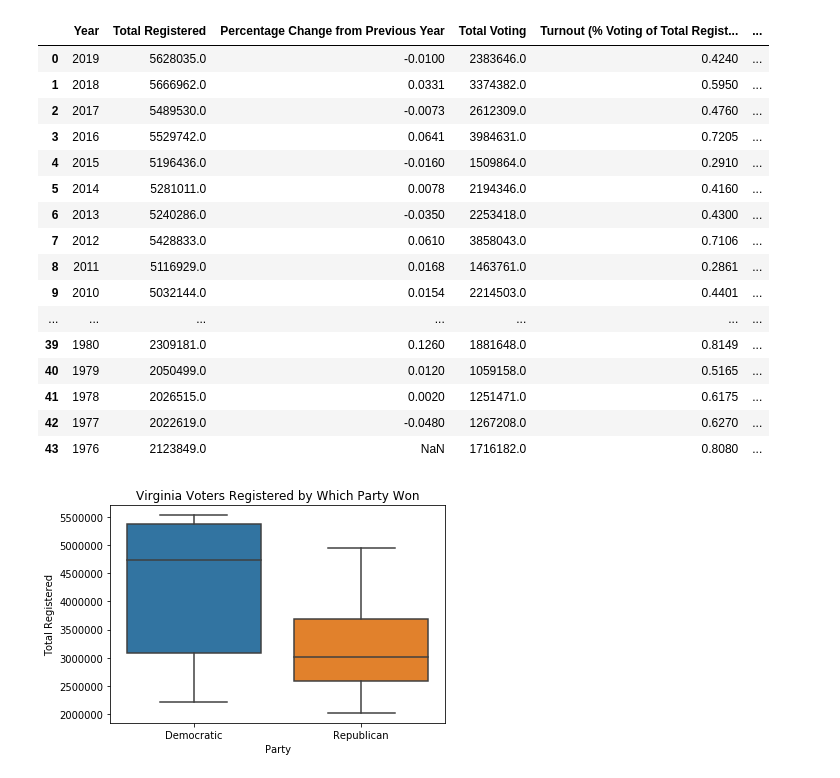
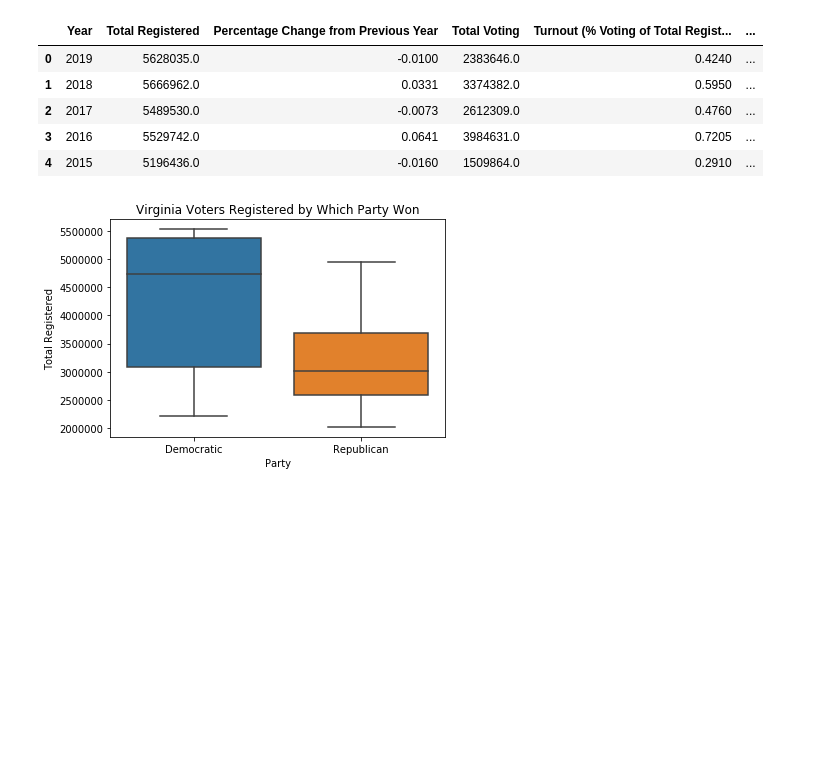
Before and after one commit to hannahfrederickcpsc/CS-5010-PROJECT-PYTHON, a Jupyter notebook: data_graphing.ipynb, the cells around one changed output. Cells and saved outputs as stored; diff of their text form; code cells hidden in the pictures; blank space fills up the shorter version.

Commit message:
made some small changes to data_graphing and data_querying

```diff
--- a/data_graphing.ipynb
+++ b/data_graphing.ipynb
@@ -1,28 +1,17 @@
 # %%
 import pandas as pd
 import seaborn as sns
 import matplotlib.pyplot as plt
 # convert our csv file to a data frame
 voting_data = pd.read_csv("complete_cleaned.csv")
-voting_data
+voting_data.head()
 # %% [output]
 |  | Year | Total Registered | Percentage Change from Previous Year | Total Voting | Turnout (% Voting of Total Regist... | ... |
 | 0 | 2019 | 5628035.0 | -0.0100 | 2383646.0 | 0.4240 | ... |
 | 1 | 2018 | 5666962.0 | 0.0331 | 3374382.0 | 0.5950 | ... |
 | 2 | 2017 | 5489530.0 | -0.0073 | 2612309.0 | 0.4760 | ... |
 | 3 | 2016 | 5529742.0 | 0.0641 | 3984631.0 | 0.7205 | ... |
 | 4 | 2015 | 5196436.0 | -0.0160 | 1509864.0 | 0.2910 | ... |
-| 5 | 2014 | 5281011.0 | 0.0078 | 2194346.0 | 0.4160 | ... |
-| 6 | 2013 | 5240286.0 | -0.0350 | 2253418.0 | 0.4300 | ... |
-| 7 | 2012 | 5428833.0 | 0.0610 | 3858043.0 | 0.7106 | ... |
-| 8 | 2011 | 5116929.0 | 0.0168 | 1463761.0 | 0.2861 | ... |
-| 9 | 2010 | 5032144.0 | 0.0154 | 2214503.0 | 0.4401 | ... |
-| ... | ... | ... | ... | ... | ... | ... |
-| 39 | 1980 | 2309181.0 | 0.1260 | 1881648.0 | 0.8149 | ... |
-| 40 | 1979 | 2050499.0 | 0.0120 | 1059158.0 | 0.5165 | ... |
-| 41 | 1978 | 2026515.0 | 0.0020 | 1251471.0 | 0.6175 | ... |
-| 42 | 1977 | 2022619.0 | -0.0480 | 1267208.0 | 0.6270 | ... |
-| 43 | 1976 | 2123849.0 | NaN | 1716182.0 | 0.8080 | ... |
 # %%
 #make and save a boxplot of the total registered voters by which party won
 total_registered_box = sns.boxplot(x="Party", y="Total Registered", data=voting_data).set_title('Virginia Voters Registered by Which Party Won')
```
Also changed, not shown: 1 other file.
